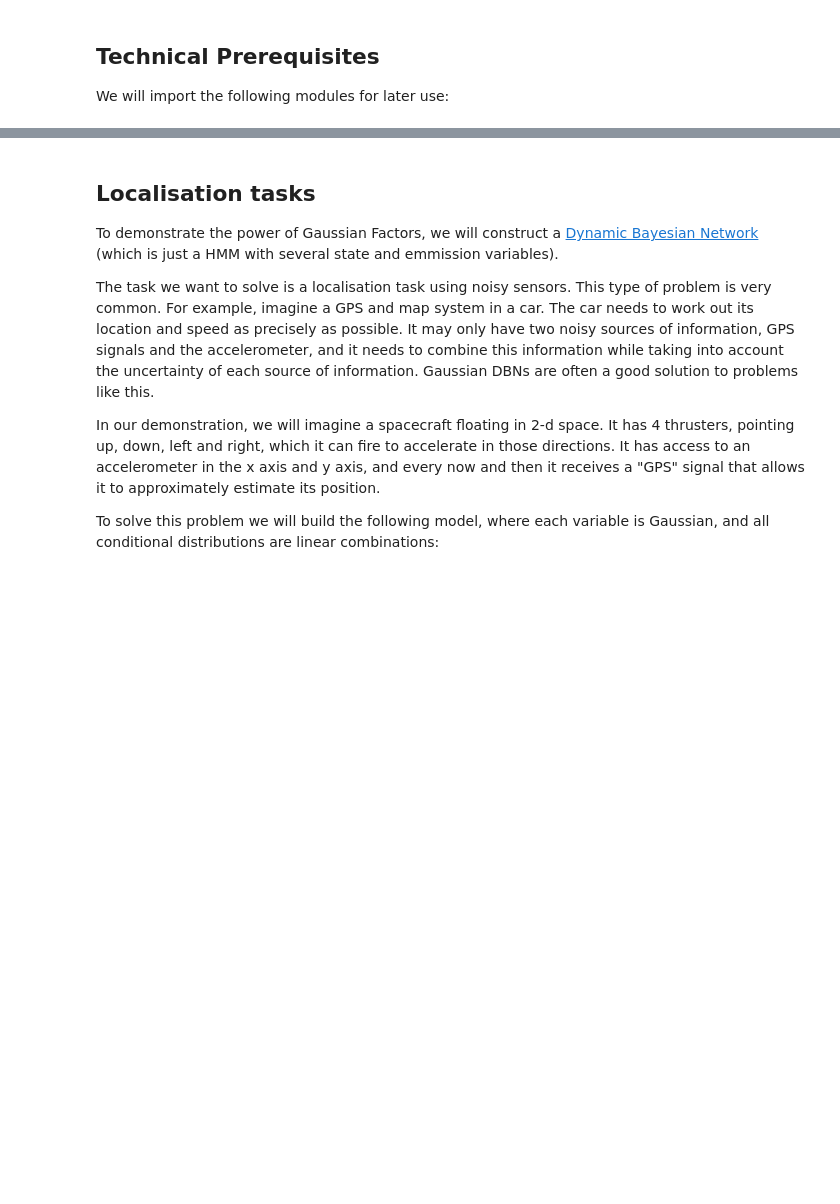
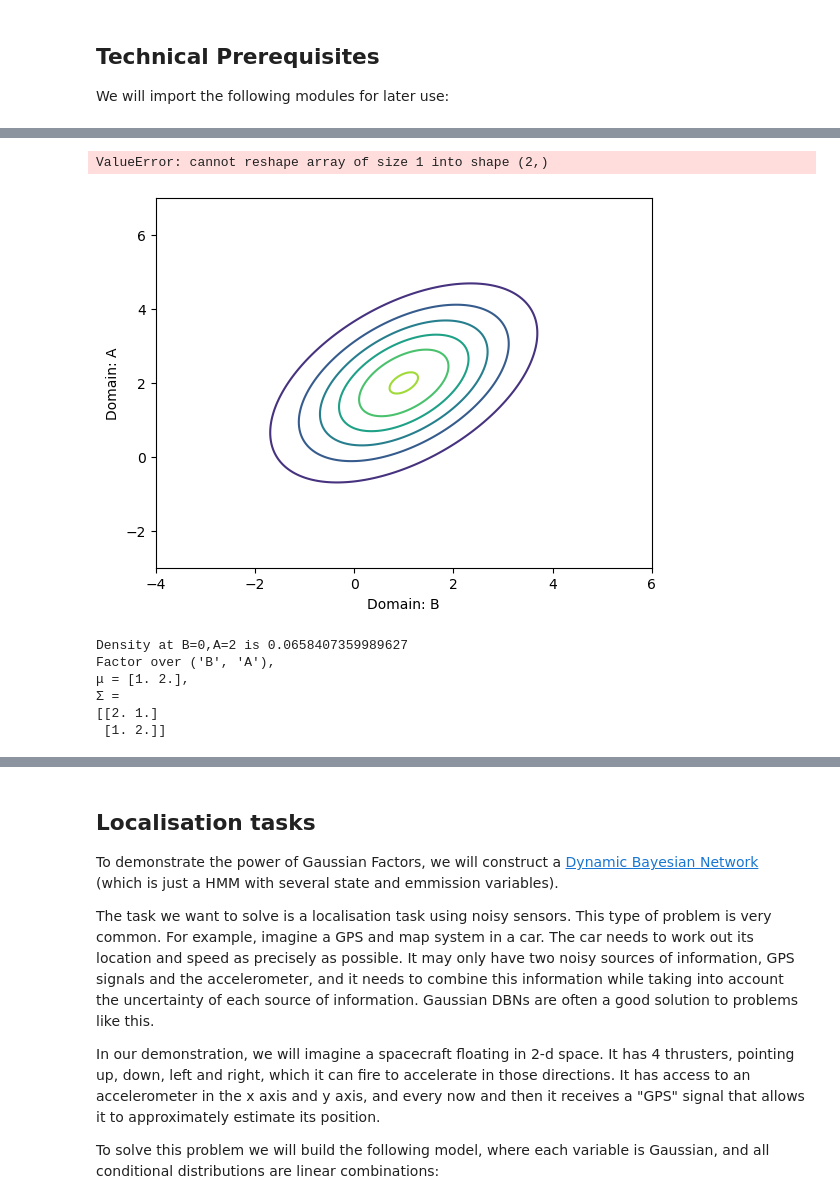
Before and after one commit to UNSW-COMP9418/Week09, a Jupyter notebook: COMP9418_W09_Gaussian_Factors_Solutions.ipynb, the cells around one changed output, grey strips where cells are left out. Saved outputs shown, nothing was run; the diff lists cells and outputs as text; code cells hidden in the pictures; blank space fills up the shorter version.

```diff
--- a/COMP9418_W09_Gaussian_Factors_Solutions.ipynb
+++ b/COMP9418_W09_Gaussian_Factors_Solutions.ipynb
@@ -946,0 +294,28 @@ For completeness, we will add a method for sampling from the factor.
+# %%
+mu = ...            # TODO
+sigma = ...         # TODO
+b = GaussianFactor(('B', 'A'), mu, sigma)
+b.plot()
+# Other testing information:
+print(f"Density at B=0,A=2 is {b.density([0,2])}")
+print(b)
+# %% [output]
+ValueError: cannot reshape array of size 1 into shape (2,)
+# %%
+# Answer
+
+mu = [1, 2]
+sigma = [[2, 1], [1, 2]]
+b = GaussianFactor(('B', 'A'), mu, sigma)
+b.plot()
+# Other testing information:
+print(f"Density at B=0,A=2 is {b.density([0,2])}")
+print(b)
+# %% [output]
+[figure, added]
+Density at B=0,A=2 is 0.0658407359989627
+Factor over ('B', 'A'),
+μ = [1. 2.],
+Σ =
+[[2. 1.]
+ [1. 2.]]
```
Also changed, not shown: parts of 67 cells of this notebook, 1 other file.
